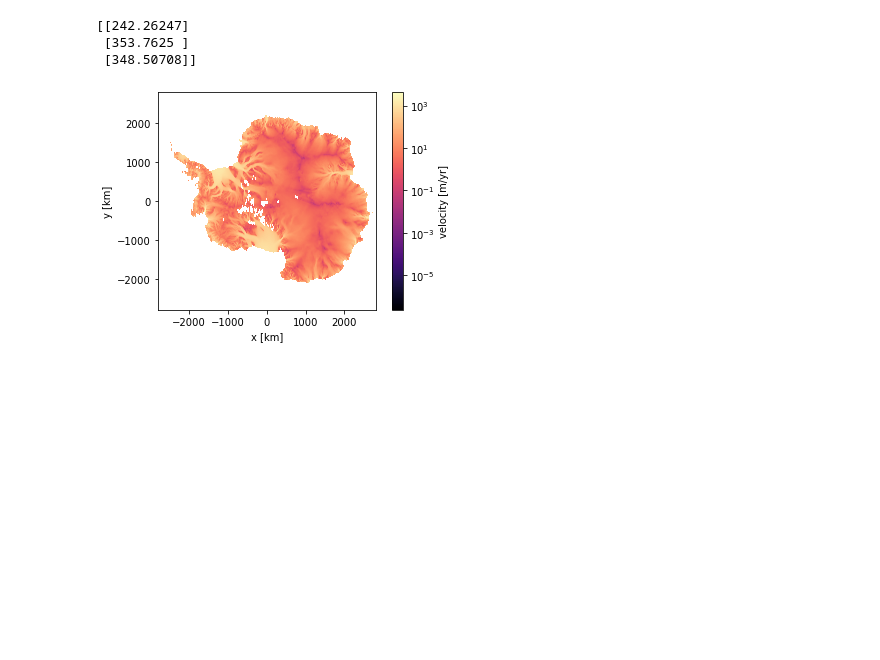
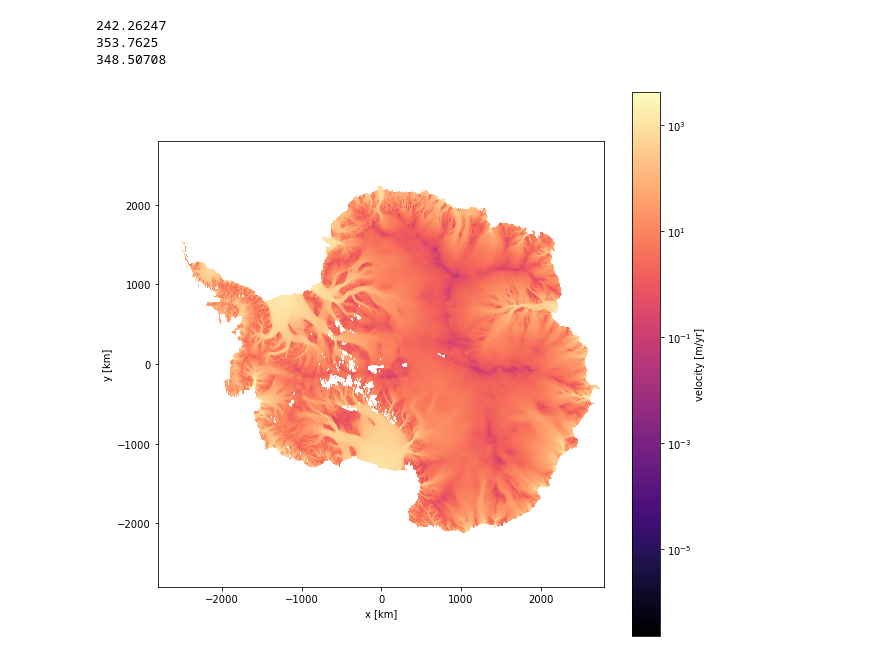
Before and after one commit to wsauthoff/Antarctic-datasets, a Jupyter notebook: MEaSUREs-ice-velocity.ipynb, the cells around one changed output. Cells and saved outputs as stored; diff of their text form; code cells hidden in the pictures; blank space fills up the shorter version.

Commit message:
update notebook with working velocity magnitude calculation

```diff
--- a/MEaSUREs-ice-velocity.ipynb
+++ b/MEaSUREs-ice-velocity.ipynb
@@ -4,13 +4,14 @@
 
 # import packages
 import os
+import xarray as xr
 import rasterio as rio
 import numpy as np
 import matplotlib.pyplot as plt
 from matplotlib.colors import LogNorm
 
 # define data directory (replace with your data directory file path)
-data_dir = '/Volumes/Elements/datasets/velocity/'
+DATA_DIR = '/Volumes/ExtremeSSD/data/'
 # %%
 # download MEaSUREs Phase-Based Antarctica Ice Velocity Map, Version 1 from:
 # https://nsidc.org/data/NSIDC-0754/versions/1
@@ -28,3 +21,8 @@ src_vy=rio.open(velocity_y)
+# %%
+# format for rasterio loading netcdf
+vel_dataset = xr.open_dataset(DATA_DIR + '/velocity/measures-phase_v1/antarctic_ice_vel_phase_map_v01.nc')
+# calculate velocity magnitude
+V_mag = (vel_dataset['VX']**2 + vel_dataset['VY']**2)**0.5
 # %%
 # test points for sanity check on calculated velocity
 # (three drill sites from WISSARD and SALSA)
@@ -32,14 +30,10 @@ coords=[[-295743.804392, -502137.677718],
        [-278502.862779,-561384.761658],
        [-173785.999994,-590925.999998]]
 
-# Sample the VX and VY grids at the coordinate locations
-vx_hat=np.array([x for x in src_vx.sample(coords)])
-vy_hat=np.array([x for x in src_vy.sample(coords)])
-
 # Calculate the vector magnitude at the sample points and print the result
-v_hat=np.sqrt(np.power(vx_hat,2) + np.power(vy_hat,2))
-print(v_hat)
+for site in range(len(coords)):
+       print(V_mag.sel(x=coords[site][0], y=coords[site][1], method="nearest").values)
 # %% [output]
-[[242.26247]
- [353.7625 ]
- [348.50708]]
+242.26247
+353.7625
+348.50708
@@ -51,14 +40,12 @@ bounds=src_vx.bounds # read the bounds of the raster (comes as left, bottom, rig
-# %%
-# Calculate the velocity magnitude
-V_mag=np.sqrt(np.power(VX,2) + np.power(VY,2))
 # %%
 # plot velocity at continental scale
-plt.imshow(V_mag, extent=[bounds[0]/1000,bounds[2]/1000,bounds[1]/1000,bounds[3]/1000],
+fig, ax = plt.subplots(figsize=(10,10))
+mappable = ax.imshow(V_mag, extent=[vel.x.min()/1000,vel.x.max()/1000,vel.y.min()/1000,vel.y.max()/1000],
            norm=LogNorm(), cmap='magma')
-plt.xlabel('x [km]')
-plt.ylabel('y [km]')
-cbar = plt.colorbar()
+ax.set_xlabel('x [km]')
+ax.set_ylabel('y [km]')
+cbar = fig.colorbar(mappable)
 cbar.set_label('velocity [m/yr]')
 plt.show()
 # %% [output]
-[figure, old version]
+[figure, new version]
```
Also changed, not shown: parts of 3 cells of this notebook.
